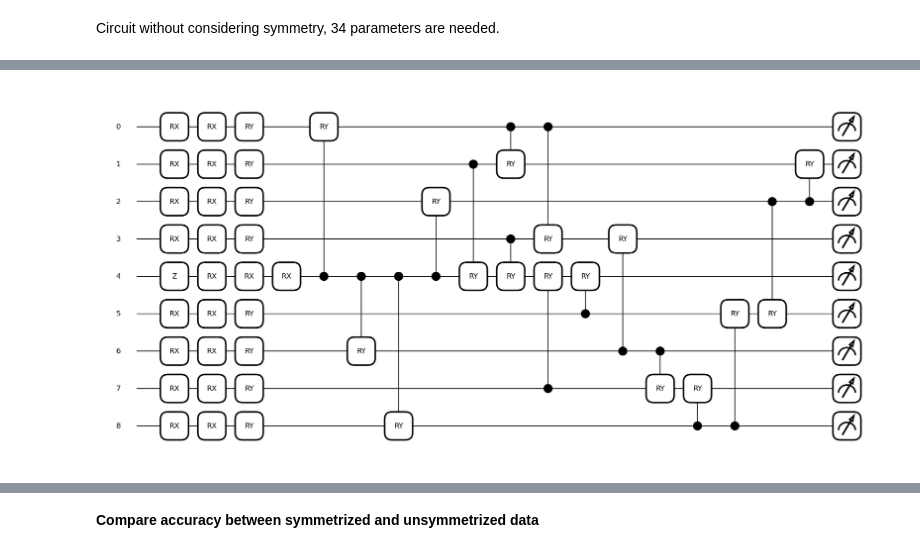
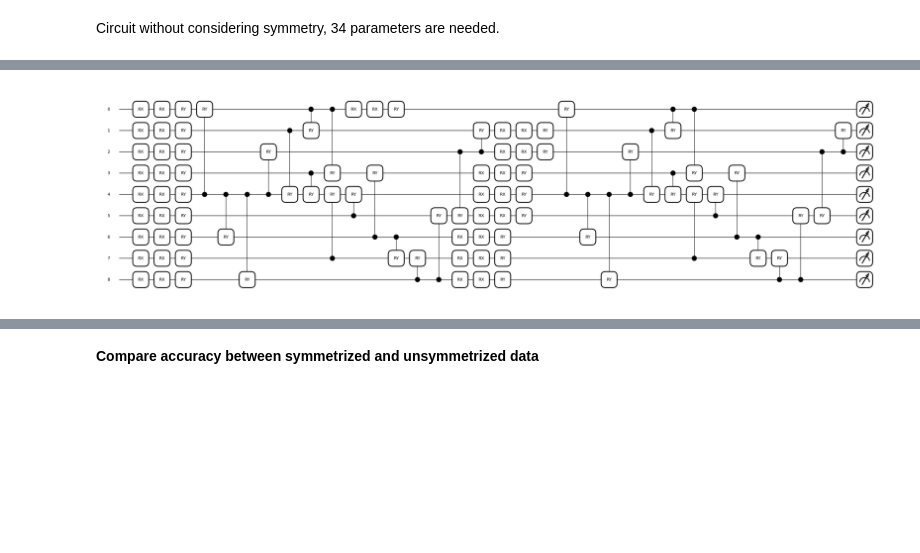
Before and after one commit to tyy0811/symmetry-in-variational-qml, a Jupyter notebook: tic_tac.ipynb, the cells around one changed output, grey strips where cells are left out. Saved outputs shown, nothing was run; the diff lists cells and outputs as text; code cells hidden in the pictures; blank space fills up the shorter version.

```diff
--- a/tic_tac.ipynb
+++ b/tic_tac.ipynb
@@ -366,65 +373,67 @@ Circuit without considering symmetry, 34 parameters are needed.
 # %%
-dev = qml.device('default.qubit', wires = 9)
-
 corner_qubits = [0,6,8,2]
 edge_qubits = [1,3,7,5]
-l = len(corner_qubits)
+n_corners = len(corner_qubits)
 
-#@qml.qnode(dev, interface='tf')
+PARAMS_PER_LAYER_NOSYMM = 34  # 18 single-qubit + 16 two-qubit
+
 @qml.qnode(dev, interface='jax')
-def circuit_without_symm(x,p):
-    # Initialize the qubits (will be discussed later)
-    for i in range(9):
-        qml.RX(x[i], wires=i)
+def circuit_without_symm(x, p, n_layers=2):
+    for layer in range(n_layers):
+        for i in range(9):
+            qml.RX(x[i], wires=i)
 
-################### One-qubit gates  #############################
-
-    # Centre single qubit rotation
-    qml.RX(p[0], wires= 4)
-    qml.RX(p[1], wires= 4)
-
-    # Corner single qubit rotation
-    for i,j in zip(corner_qubits, range(2,2+l)):
-        qml.RX(p[j], wires = i)
-
-    for i,j in zip(corner_qubits, range(2+l,2+2*l)):
-        qml.RY(p[j], wires = i)
-
-    # Edge single qubit rotation
-    for i,j in zip(edge_qubits, range(2+2*l,2+3*l)):
-        qml.RX(p[j], wires = i)
-
-    for i,j in zip(edge_qubits, range(2+3*l,2+4*l)):
-        qml.RY(p[j], wires = i)
-
-####################### Two-qubits gates #######################
-
-    # Edges between middle and corners rotation
-    for i,j in zip(corner_qubits, range(2+4*l,2+5*l)):
-        qml.CRY(p[j], wires = [4,i])
+        lp = p[layer * PARAMS_PER_LAYER_NOSYMM : (layer + 1) * PARAMS_PER_LAYER_NOSYMM]
 
 
-    # Edges between edges and middle rotation
-    for i,j in zip(edge_qubits, range(2+5*l,2+6*l)):
-        qml.CRY(p[j], wires = [i,4])
+        ################### One-qubit gates  #############################
+
+        # Centre single qubit rotation
+        qml.RX(lp[0], wires= 4)
+        qml.RY(lp[1], wires= 4)
+
+        # Corner single qubit rotation
+        for i,j in zip(corner_qubits, range(2,2+n_corners)):
+            qml.RX(lp[j], wires = i)
+
+        for i,j in zip(corner_qubits, range(2+n_corners,2+2*n_corners)):
+            qml.RY(lp[j], wires = i)
+
+        # Edge single qubit rotation
+        for i,j in zip(edge_qubits, range(2+2*n_corners,2+3*n_corners)):
+            qml.RX(lp[j], wires = i)
+
+        for i,j in zip(edge_qubits, range(2+3*n_corners,2+4*n_corners)):
+            qml.RY(lp[j], wires = i)
+
+        ####################### Two-qubits gates #######################
+
+        # Edges between middle and corners rotation
+        for i,j in zip(corner_qubits, range(2+4*n_corners,2+5*n_corners)):
+            qml.CRY(lp[j], wires = [4,i])
 
 
-    # Edges between corners and edges rotation
-    for index, corner in enumerate(corner_qubits):
-        if index != 3:
-            qml.CRY(p[2+6*l+2*index], [corner,edge_qubits[index]])
-            qml.CRY(p[2+6*l+2*index+1],[corner,edge_qubits[index+1]])
+        # Edges between edges and middle rotation
+        for i,j in zip(edge_qubits, range(2+5*n_corners,2+6*n_corners)):
+            qml.CRY(lp[j], wires = [i,4])
 
-        else:
-            qml.CRY(p[32],[corner,edge_qubits[-1]])
-            qml.CRY(p[33],[corner,edge_qubits[0]])
+
+        # Edges between corners and edges rotation
+        for index, corner in enumerate(corner_qubits):
+            if index != 3:
+                qml.CRY(lp[2+6*n_corners+2*index], [corner,edge_qubits[index]])
+                qml.CRY(lp[2+6*n_corners+2*index+1],[corner,edge_qubits[index+1]])
+
+            else:
+                qml.CRY(lp[32],[corner,edge_qubits[-1]])
+                qml.CRY(lp[33],[corner,edge_qubits[0]])
 
 
     return [qml.expval(qml.PauliZ(i)) for i in range(9)]
 
-fig, ax = qml.draw_mpl(circuit_with_symm)([0]*9,[0]*34)
+fig, ax = qml.draw_mpl(circuit_without_symm)([0]*9,[0]*68)
 # %% [output]
-[figure, old version]
+[figure, new version]
 # %% [markdown]
 We have to encode our tic-tac-toe game. Our indexing scheme has alreday assigned 9 qubits to each of the 9 positions on the board. Then, we map the 9 boxes of our board to $(+1,-1, 0)$ which represent a nought, a cross and an emptx box respectively. This can be done by introducing a map $\mathbb{g_i},\ \ i \in {0,8}$. The image below shows an example of the map $g$. This map $g$ is implemented by the empty_places() and random_play() functions.
 
```
Also changed, not shown: parts of 50 cells of this notebook.
